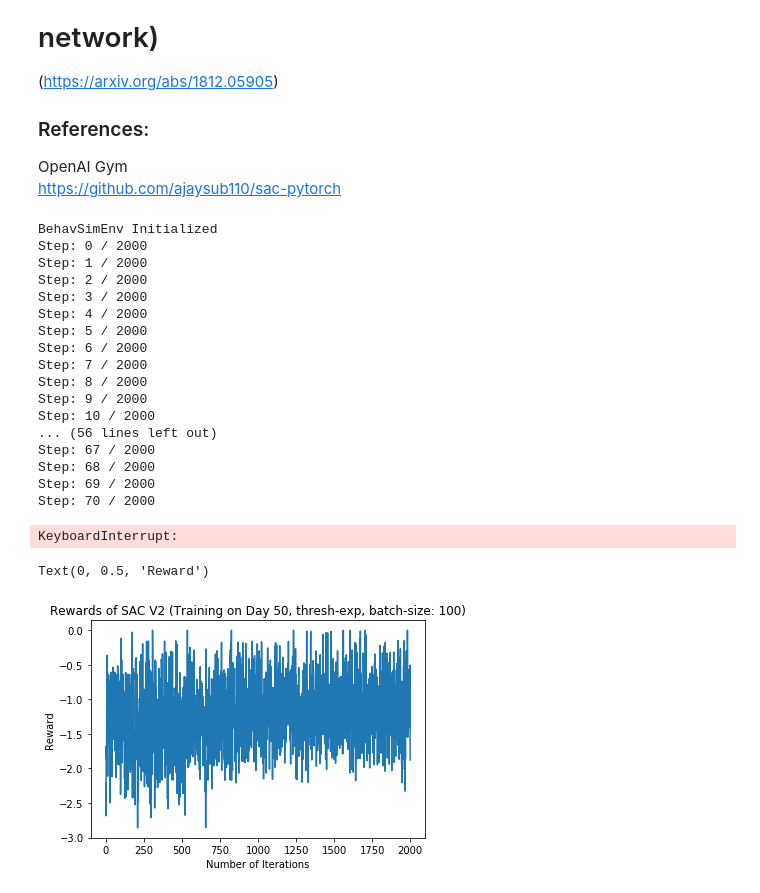
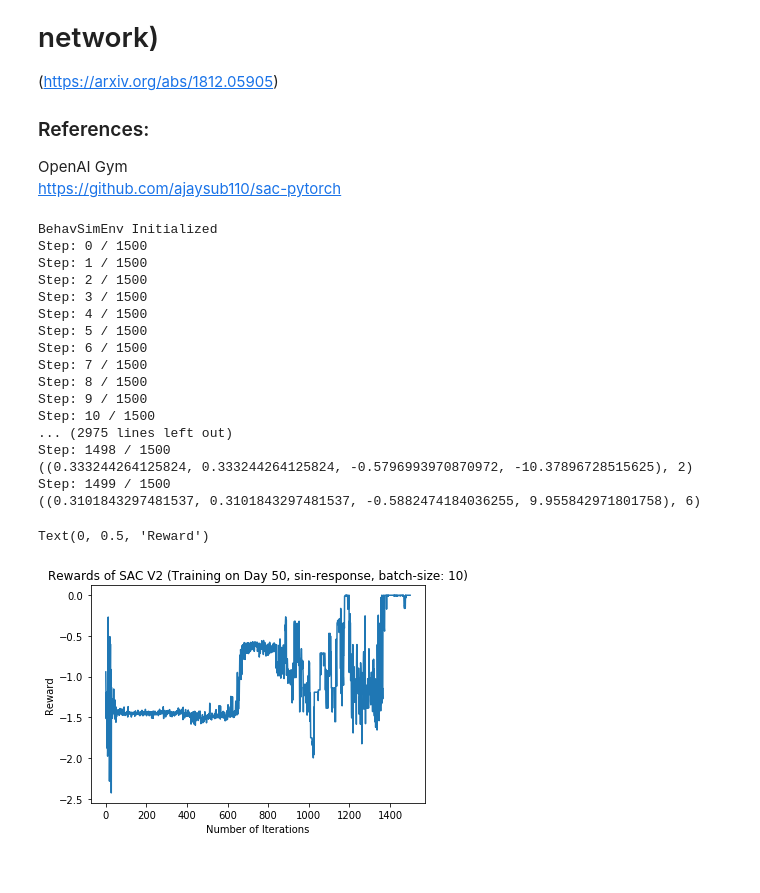
Before and after one commit to JPalakapilly/baselines, a Jupyter notebook: baselines/akash_baselines/SAC_V2.ipynb, the cells around one changed output. Saved outputs shown, nothing was run; the diff lists cells and outputs as text; code cells hidden in the pictures.

Commit message:
Tested overfitting idea

```diff
--- a/baselines/akash_baselines/SAC_V2.ipynb
+++ b/baselines/akash_baselines/SAC_V2.ipynb
@@ -33,7 +33,7 @@ LR = 3e-4
 REPLAY_MEMORY_SIZE = 50000
 ALPHA = 1.0
 GAMMA = 0.99 # 0.98
-ENTROPY_TUNING = False # True
+ENTROPY_TUNING = True # True
 MIN_LOG = -20
 MAX_LOG = 2
 device = torch.device('cuda' if torch.cuda.is_available() else 'cpu')
@@ -651,8 +648,8 @@ class QNetwork(nn.Module):
         super(QNetwork,self).__init__()
 
         self.linear1 = nn.Linear(s_dim+a_dim,1)
-#         self.linear2 = nn.Linear(h_dim,h_dim)
-#         self.linear3 = nn.Linear(h_dim,1)
+        #self.linear2 = nn.Linear(h_dim,h_dim)
+        #self.linear3 = nn.Linear(h_dim,1)
 
         self.apply(init_weights)
 
@@ -669,7 +666,7 @@ class PolicyNetwork(nn.Module):
         super(PolicyNetwork,self).__init__()
 
         self.linear1 = nn.Linear(s_dim,max(h_dim,a_dim))
-#         self.linear2 = nn.Linear(h_dim,h_dim)
+        self.linear2 = nn.Linear(h_dim,h_dim)
 
         self.linear3a = nn.Linear(max(h_dim,a_dim),a_dim)
         self.linear3b = nn.Linear(max(h_dim,a_dim),a_dim)
@@ -689,7 +686,7 @@ class PolicyNetwork(nn.Module):
 
     def forward(self,s):
         x = F.relu(self.linear1(s))
-        #x = F.relu(self.linear2(x))
+        x = F.relu(self.linear2(x))
         mean = self.linear3a(x)
         log_std = self.linear3b(x)
 
@@ -827,15 +832,21 @@ agent = SoftActorCritic(env.observation_space, env.action_space)
 replay_size = 100000
 memory = ReplayMemory(replay_size)
 agent.replay_memory = memory
-total_numsteps = 2000
-start_steps = 10
+total_numsteps = 1500
+start_steps = 30
 batch_size = 10
 action_star = None
 rewards = []
 
+critic_1_losses = [None]
+critic_2_losses = [None]
+policy_losses = [None]
+alpha_losses = [None]
+num_iters_list = []
+
 state = env.prices[0]
 for step in range(total_numsteps):
-    print("Step: " + str(step) + " / " + str(total_numsteps))
+    print("\nStep: " + str(step) + " / " + str(total_numsteps))
     if step < start_steps:
         action = env.action_space.sample()  # Sample random action
     else:
@@ -848,37 +859,54 @@ for step in range(total_numsteps):
     action_star = action
 
     if(memory.get_len() > batch_size):
-        critic_1_loss, critic_2_loss, policy_loss, alpha = agent.update_params(batch_size)
+        q1_prev_loss = critic_1_losses[-1]
+        q2_prev_loss = critic_2_losses[-1]
+        policy_loss = policy_losses[-1]
+        alpha_loss = alpha_losses[-1]
+        return_update = agent.overfit_update_params(batch_size,q1_prev_loss,q2_prev_loss,policy_loss,alpha_loss)
+        print(return_update)
+        losses = return_update[0]
+        num_iters = return_update[1]
+
+        critic_1_loss = losses[0]
+        critic_2_loss = losses[1]
+        policy_loss = losses[2]
+        alpha_loss = losses[3]
+
+        critic_1_losses.append(critic_1_loss)
+        critic_2_losses.append(critic_2_loss)
+        policy_losses.append(policy_loss)
+        alpha_losses.append(alpha_loss)
+        num_iters_list.append(num_iters)
 
     rewards.append(reward)
     rewards = [r[0] if r is np.ndarray else r for r in rewards]
 # %% [output]
 BehavSimEnv Initialized
-Step: 0 / 2000
-Step: 1 / 2000
-Step: 2 / 2000
-Step: 3 / 2000
-Step: 4 / 2000
-Step: 5 / 2000
-Step: 6 / 2000
-Step: 7 / 2000
-Step: 8 / 2000
-Step: 9 / 2000
-Step: 10 / 2000
-... (56 lines left out)
-Step: 67 / 2000
-Step: 68 / 2000
-Step: 69 / 2000
-Step: 70 / 2000
+Step: 0 / 1500
+Step: 1 / 1500
+Step: 2 / 1500
+Step: 3 / 1500
+Step: 4 / 1500
+Step: 5 / 1500
+Step: 6 / 1500
+Step: 7 / 1500
+Step: 8 / 1500
+Step: 9 / 1500
+Step: 10 / 1500
+... (2975 lines left out)
+Step: 1498 / 1500
+((0.333244264125824, 0.333244264125824, -0.5796993970870972, -10.37896728515625), 2)
+Step: 1499 / 1500
+((0.3101843297481537, 0.3101843297481537, -0.5882474184036255, 9.955842971801758), 6)
-KeyboardInterrupt:
 # %%
 plt.plot(rewards)
-plt.title("Rewards of SAC V2 (Training on Day 50, thresh-exp, batch-size: " + str(batch_size) + ")")
+plt.title("Rewards of SAC V2 (Training on Day 50, sin-response, batch-size: " + str(batch_size) + ")")
 plt.xlabel("Number of Iterations")
 plt.ylabel("Reward")
 # %% [output]
 Text(0, 0.5, 'Reward')
-[figure, old version]
+[figure, new version]
 # %%
 plt.plot([8,9,10,11,12,13,14,15,16,17],action_star)
 plt.title("Price of Energy Today")
```
Also changed, not shown: parts of 10 cells of this notebook.
